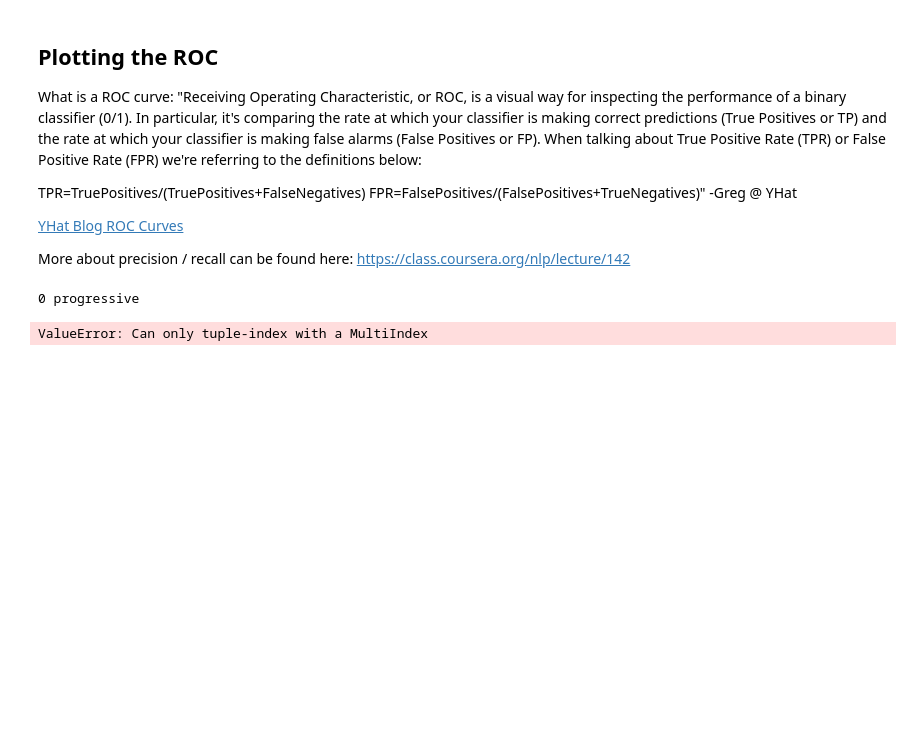
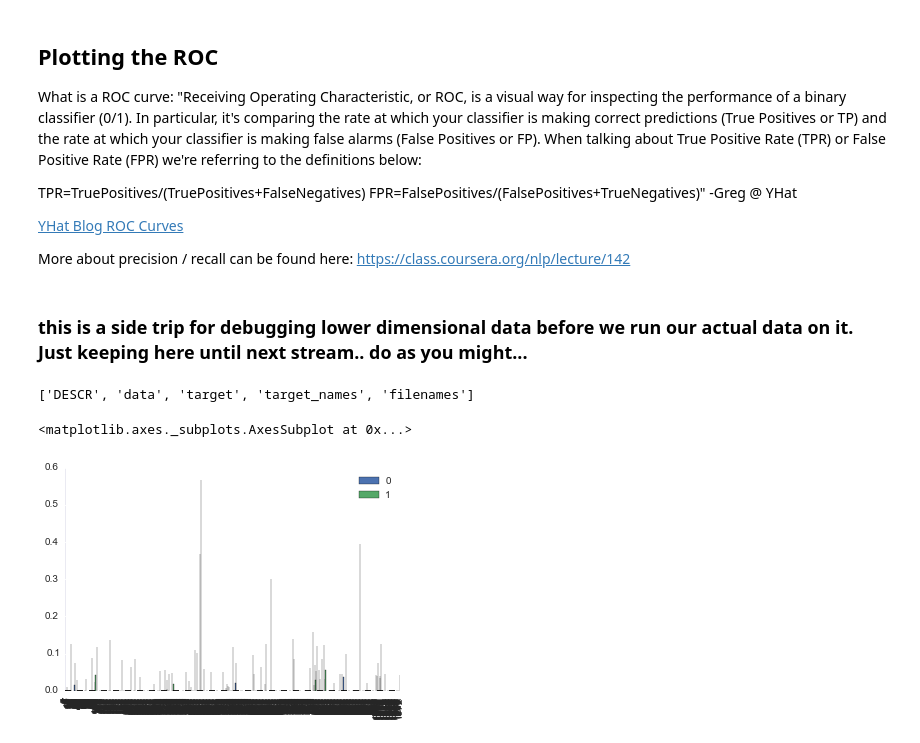
Before and after one commit to duaaelzeney/livecoding.tv, a Jupyter notebook: notebooks/Political Classifier.ipynb, the cells around one changed output. Drawn from its saved outputs; the diff is of its cells as text; code cells hidden in the pictures; blank space fills up the shorter version.

```diff
--- a/notebooks/Political Classifier.ipynb
+++ b/notebooks/Political Classifier.ipynb
@@ -337,10 +349,9 @@ def plot_roc_curve(target_test, target_predicted_proba, categories):
     plt.legend(loc="lower right")
 # %%
 # categories = tuple(set(content_df['political_view'].values))
-plot_roc_curve(docs_new, content_df['political_view'], categories)
+# plot_roc_curve(docs_new, content_df['political_view'], categories)
-# %% [output]
-0 progressive
-ValueError: Can only tuple-index with a MultiIndex
+# %% [markdown]
+### this is a side trip for debugging lower dimensional data before we run our actual data on it.  Just keeping here until next stream..  do as you might...
 # %%
 from sklearn.datasets import fetch_20newsgroups
 from sklearn.feature_extraction.text import CountVectorizer, TfidfTransformer
@@ -361,0 +373,18 @@ plt.scatter(data2D[:,0], data2D[:,1], c=data.target)
+# %%
+print newsgroups_train.keys()
+# data2D = X
+
+fitted_df = pd.DataFrame(X)
+# fitted_df
+pca_df = pd.DataFrame(data2D)
+pca_df[[0, 1]].plot(kind='bar')
+
+# newsgroups_train['filenames']
+# newsgroups_train.target_names
+# plt.scatter?
+# plt.scatter(data2D[:,0], data2D[:,1], c=['red', 'blue'])
+# plt.figsize(16, 8)
+# %% [output]
+['DESCR', 'data', 'target', 'target_names', 'filenames']
+<matplotlib.axes._subplots.AxesSubplot at 0x...>
+[figure, added]
```
Also changed, not shown: parts of 5 cells of this notebook.
